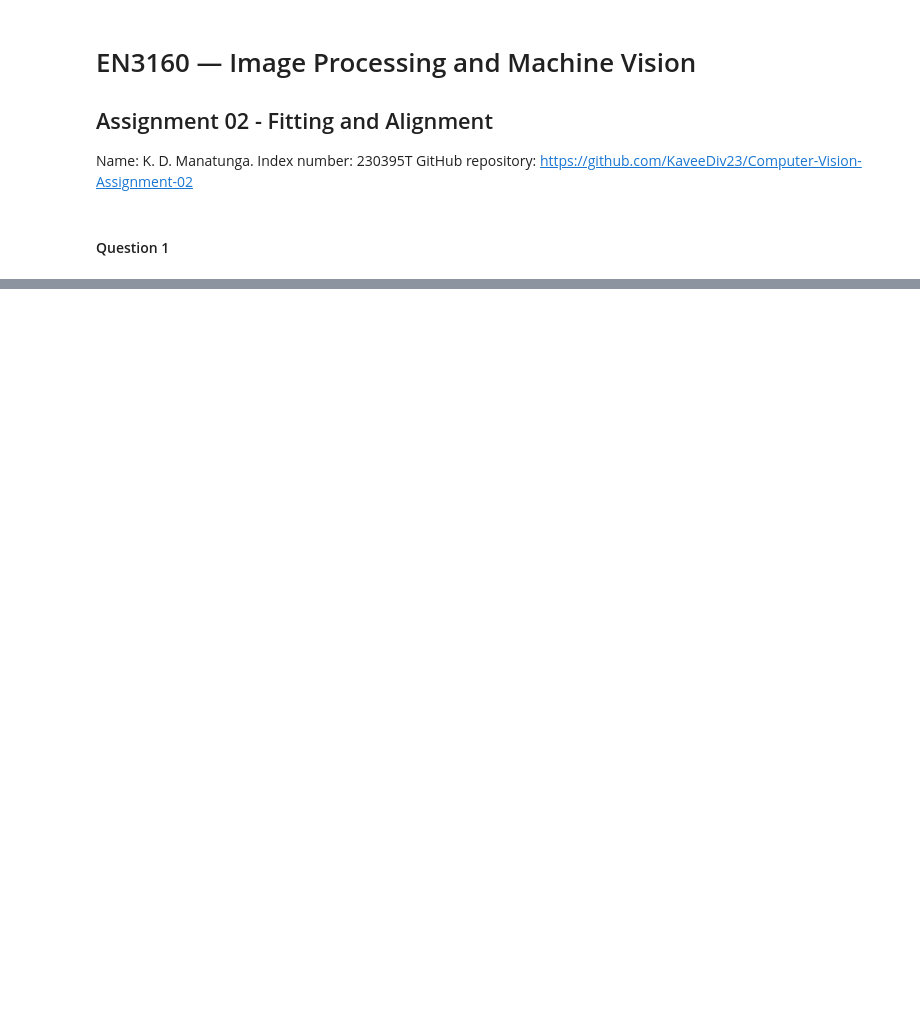
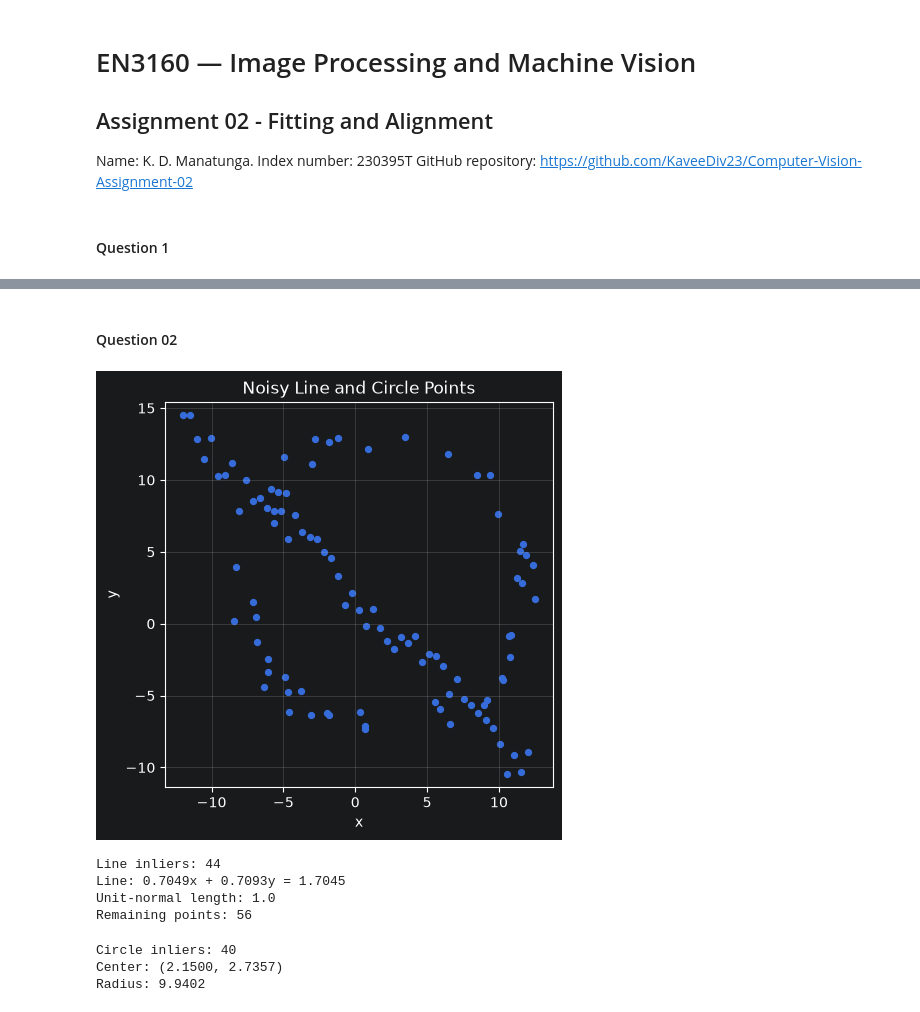
Before and after one commit to KaveeDiv23/Computer-Vision-Assignment-02, a Jupyter notebook: 230395T_a02.ipynb, the cells around one changed output, grey strips where cells are left out. Saved outputs shown, nothing was run; the diff lists cells and outputs as text; code cells hidden in the pictures; blank space fills up the shorter version.

Commit message:
Question 02

```diff
--- a/230395T_a02.ipynb
+++ b/230395T_a02.ipynb
@@ -25,0 +91,22 @@ def read_rgb(path):
+# %% [markdown]
+#### Question 02
+# %%
+rng = np.random.default_rng(0)
+n = 50; r_gt = 10; c_gt = np.array([2.,3.])
+
+t = rng.uniform(0, 2*np.pi, n)
+noise = (r_gt/16) * rng.standard_normal(n)
+X_circ = np.column_stack((c_gt[0]+(r_gt+noise)*np.cos(t),
+                          c_gt[1]+(r_gt+noise)*np.sin(t)))
+
+x = np.linspace(-12,12,n)
+X_line = np.column_stack((x, -x+2+rng.standard_normal(n)))
+X = np.vstack((X_circ,X_line))
+
+plt.figure(figsize=(5,5))
+plt.scatter(X[:,0],X[:,1],s=18)
+plt.title("Noisy Line and Circle Points")
+plt.xlabel("x"); plt.ylabel("y")
+plt.axis("equal"); plt.grid(alpha=0.3); plt.show()
+# %% [output]
+[figure, added]
@@ -25,0 +147,14 @@ def read_rgb(path):
+# %%
+line = ransac_line(X)
+u,d = line["model"]
+rem = X[~line["mask"]]
+
+print("Line inliers:",line["mask"].sum())
+print(f"Line: {u[0]:.4f}x + {u[1]:.4f}y = {d:.4f}")
+print("Unit-normal length:",np.linalg.norm(u))
+print("Remaining points:",len(rem))
+# %% [output]
+Line inliers: 44
+Line: 0.7049x + 0.7093y = 1.7045
+Unit-normal length: 1.0
+Remaining points: 56
@@ -25,0 +199,11 @@ def read_rgb(path):
+# %%
+circ = ransac_circle(rem)
+cx,cy,r = circ["model"]
+
+print("Circle inliers:",circ["mask"].sum())
+print(f"Center: ({cx:.4f}, {cy:.4f})")
+print(f"Radius: {r:.4f}")
+# %% [output]
+Circle inliers: 40
+Center: (2.1500, 2.7357)
+Radius: 9.9402
```
Also changed, not shown: parts of 10 cells of this notebook.
